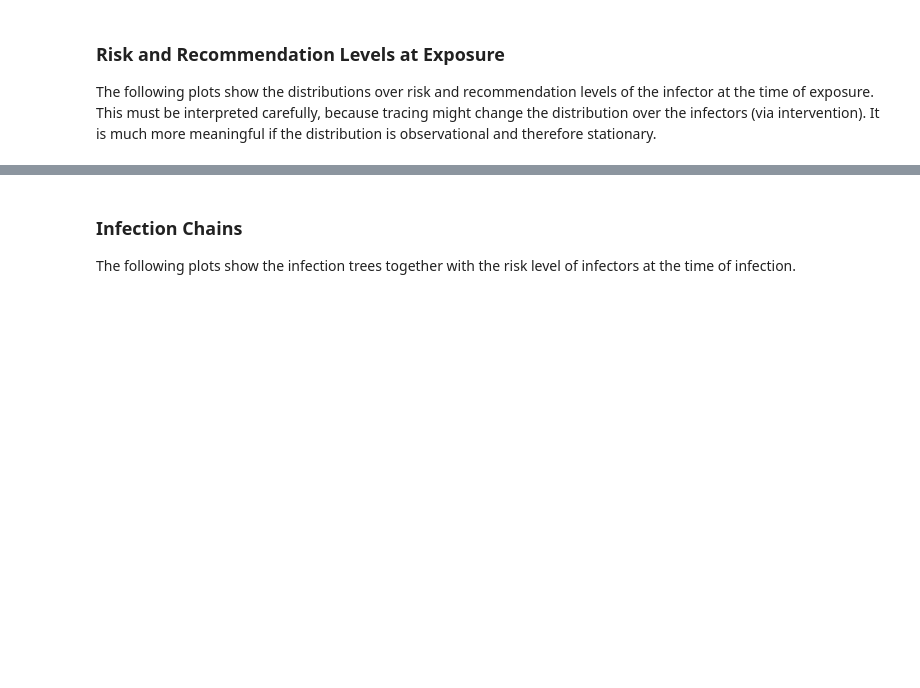
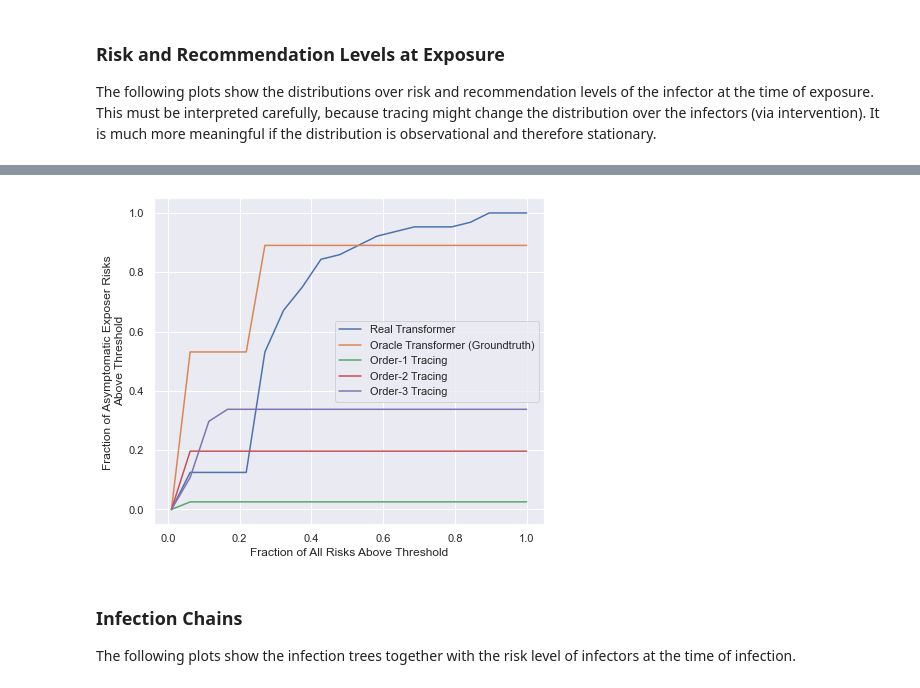
Before and after one commit to mila-iqia/COVI-AgentSim, a Jupyter notebook: notebooks/analysis.ipynb, the cells around one changed output, grey strips where cells are left out. Saved outputs shown, nothing was run; the diff lists cells and outputs as text; code cells hidden in the pictures; blank space fills up the shorter version.

```diff
--- a/notebooks/analysis.ipynb
+++ b/notebooks/analysis.ipynb
@@ -228,3 +341,28 @@ plt.show()
+# %%
+percentile_curves = PDict(data_config.pdict_dir, "percentile_curves")
+percentile_curves[RISK_MODEL] = (percentiles, percentile_curve)
+# %%
+KEY_LABELS = {
+    "RADIANT-UNIVERSE-220": "Real Transformer",
+    "GROUND-TRUTH": "Oracle Transformer (Groundtruth)",
+    "TRACING-O1": "Order-1 Tracing",
+    "TRACING-O2": "Order-2 Tracing",
+    "TRACING-O3": "Order-3 Tracing",
+}
+
+plt.figure(figsize=(7, 6))
+for _risk_model in KEY_LABELS.keys():
+    try:
+        percentiles, percentile_curve = percentile_curves[_risk_model]
+        plt.plot(percentiles, percentile_curve, label=KEY_LABELS[_risk_model])
+    except KeyError:
+        continue
+plt.ylabel("Fraction of Asymptomatic Exposer Risks \nAbove Threshold")
+plt.xlabel("Fraction of All Risks Above Threshold")
+plt.legend()
+plt.show()
+# %% [output]
+[figure, added]
 # %% [markdown]
 ### Infection Chains
 
```
Also changed, not shown: parts of 18 cells of this notebook.
